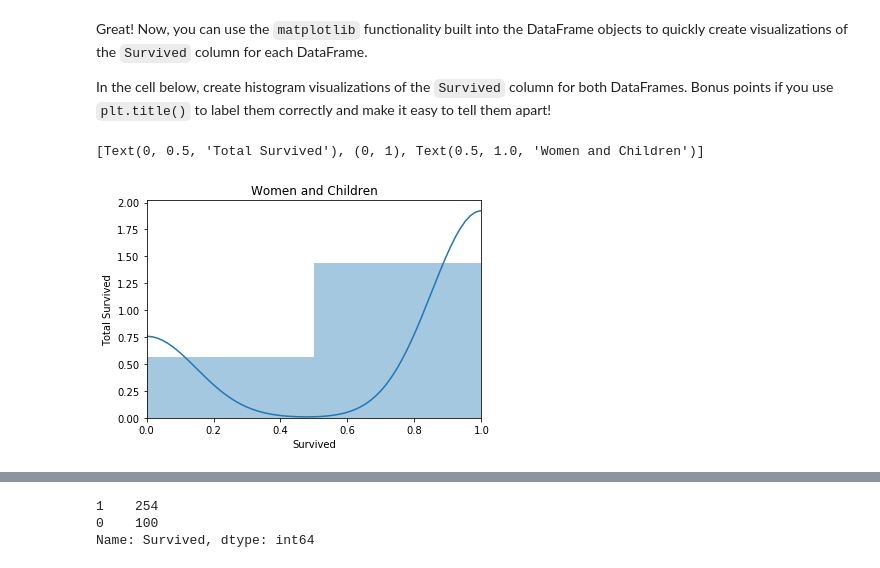
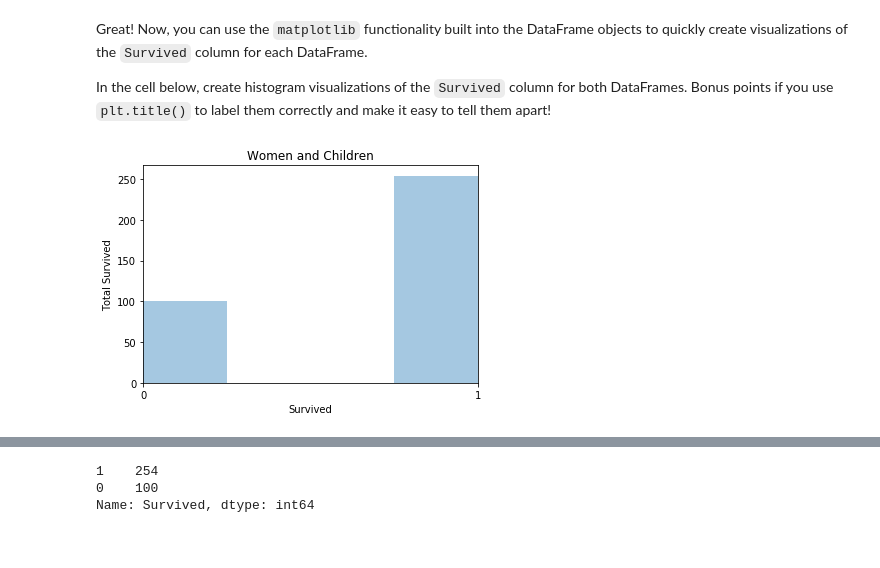
Before and after one commit to NehaP92/dsc-using-sql-with-pandas-lab-onl01-dtsc-pt-041320, a Jupyter notebook: index.ipynb, the cells around one changed output, grey strips where cells are left out. Saved outputs shown, nothing was run; the diff lists cells and outputs as text; code cells hidden in the pictures.

```diff
--- a/index.ipynb
+++ b/index.ipynb
@@ -224,8 +229,10 @@ Great! Now, you can use the `matplotlib` functionality built into the DataFrame
 In the cell below, create histogram visualizations of the `Survived` column for both DataFrames.  Bonus points if you use `plt.title()` to label them correctly and make it easy to tell them apart!
 # %%
 # Your code here
-women_children = sns.distplot(women_and_children_df.Survived, bins = 2)
+women_children = sns.distplot(women_and_children_df.Survived, kde=False)
 women_children.set(ylabel='Total Survived', title='Women and Children', xlim=(0,1))
+import matplotlib as mpl
+mpl.ticker
+women_children.xaxis.set_major_locator(mpl.ticker.LinearLocator(numticks=2))
 # %% [output]
-[Text(0, 0.5, 'Total Survived'), (0, 1), Text(0.5, 1.0, 'Women and Children')]
-[figure, old version]
+[figure, new version]
```
Also changed, not shown: parts of 6 cells of this notebook.
